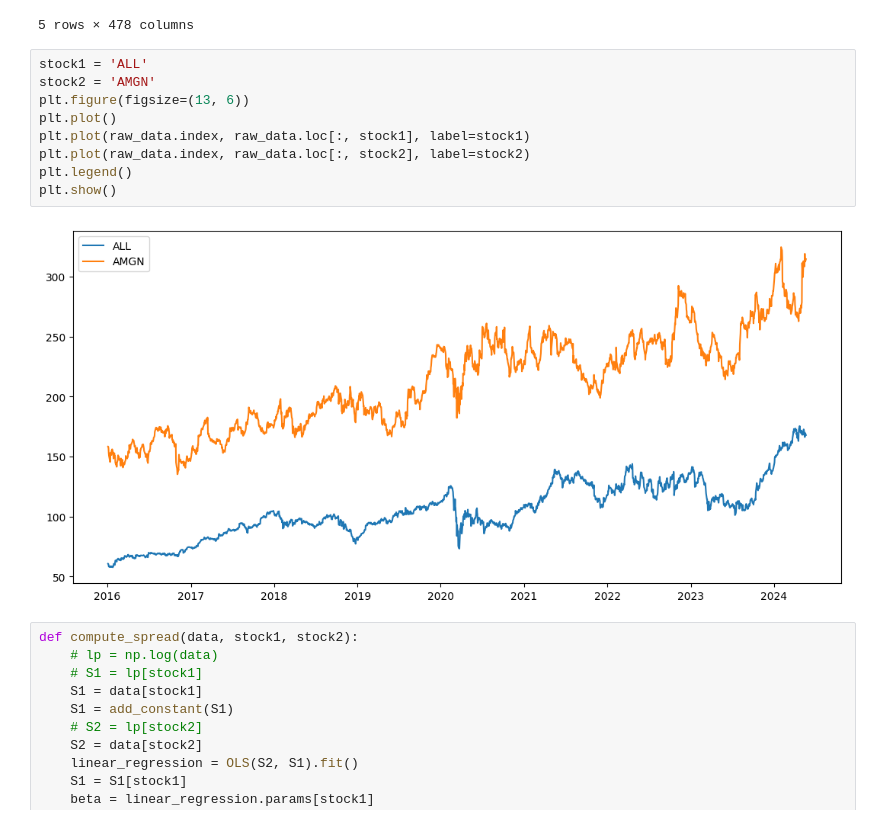
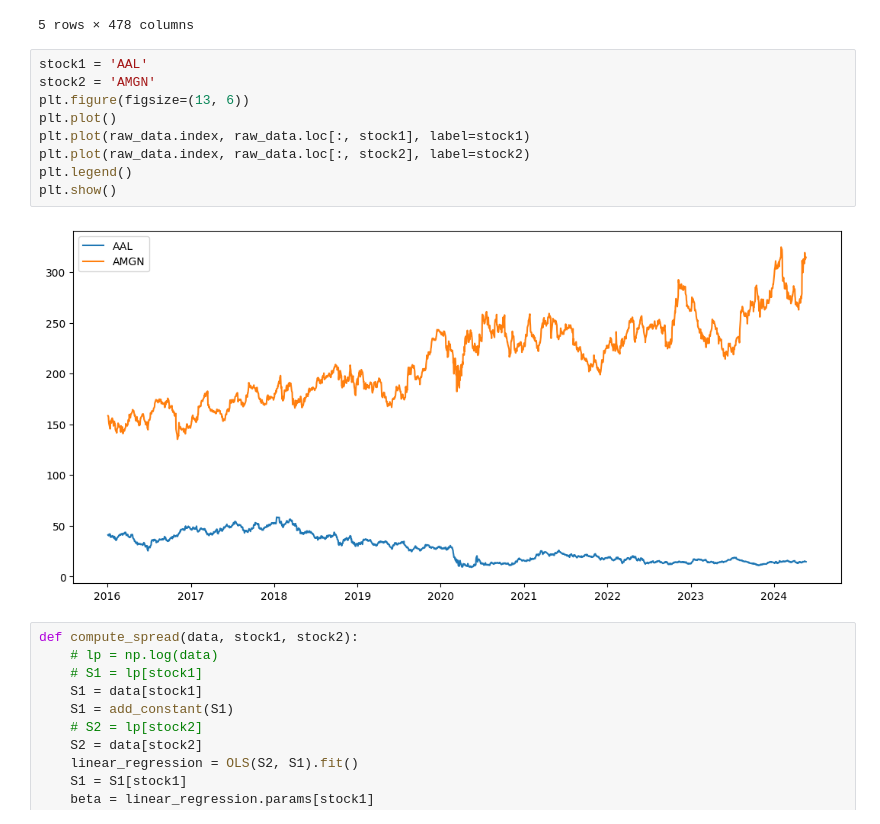
Before and after one commit to CooperLymn/pairs_trading_with_machine_learning, a Jupyter notebook: cluster_find_trading_pairs/examine_one_pair.ipynb, the cells around one changed output. Drawn from its saved outputs; the diff is of its cells as text.

```diff
--- a/cluster_find_trading_pairs/examine_one_pair.ipynb
+++ b/cluster_find_trading_pairs/examine_one_pair.ipynb
@@ -20,16 +20,16 @@ raw_data.head()
 | 2016-01-08 | 38.590000 | 40.369999 | 24.240000 | 55.650002 | 40.669998 | 22.806667 | 98.199997 | 87.849998 | 49.980000 | 34.389999 | ... | ... |
 5 rows × 478 columns
 # %%
-stock1 = 'ALL'
+stock1 = 'AAL'
 stock2 = 'AMGN'
 plt.figure(figsize=(13, 6))
 plt.plot()
 plt.plot(raw_data.index, raw_data.loc[:, stock1], label=stock1)
 plt.plot(raw_data.index, raw_data.loc[:, stock2], label=stock2)
 plt.legend()
 plt.show()
 # %% [output]
-[figure, old version]
+[figure, new version]
 # %%
 def compute_spread(data, stock1, stock2):
     # lp = np.log(data)
```
Also changed, not shown: parts of 1 cell of this notebook, 3 other files.
